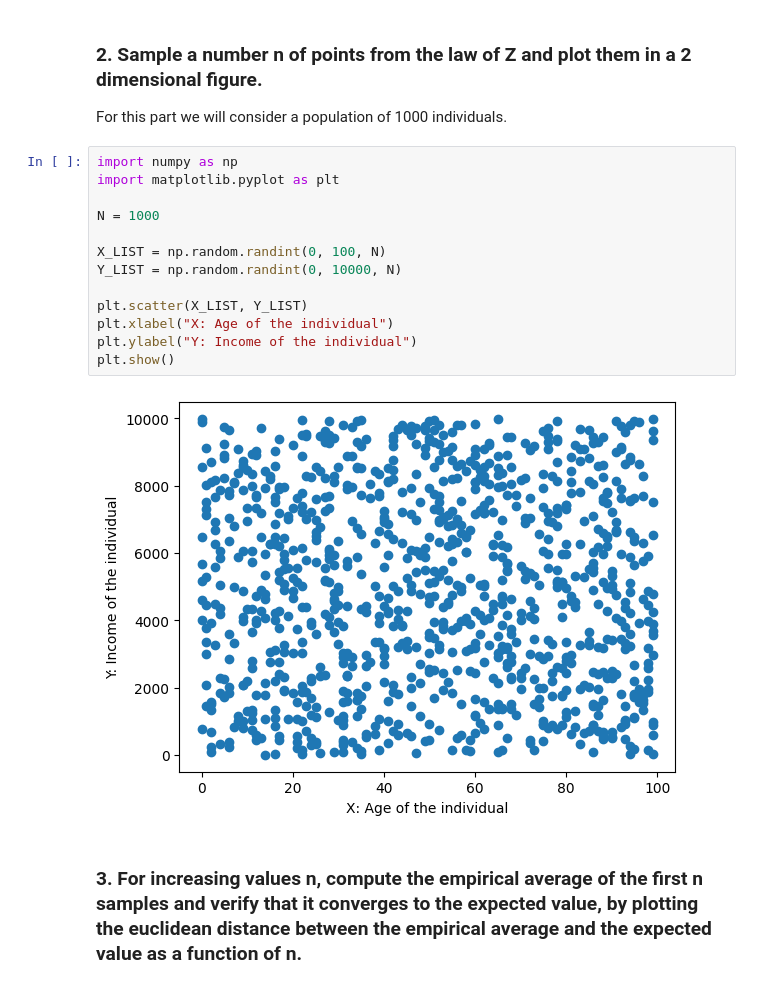
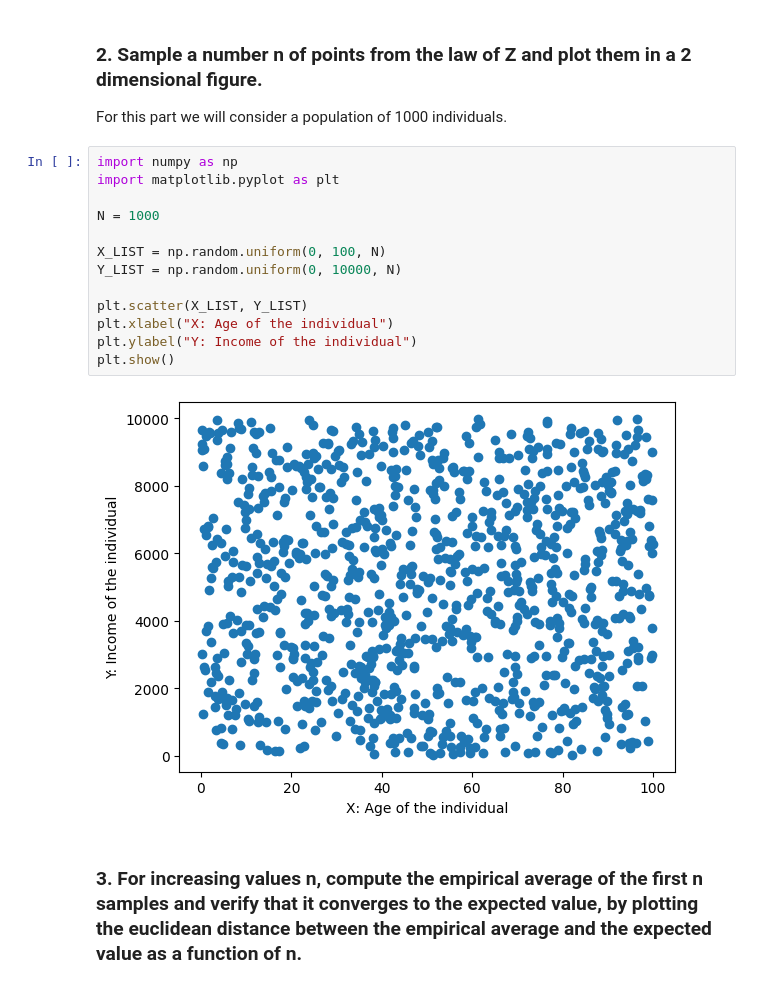
Before and after one commit to nathan-hoche/Epitech-MLU, a Jupyter notebook: exercise_1/exo1.ipynb, the cells around one changed output. Cells and saved outputs as stored; diff of their text form.

```diff
--- a/exercise_1/exo1.ipynb
+++ b/exercise_1/exo1.ipynb
@@ -52,18 +54,18 @@ For this part we will consider a population of 1000 individuals.
 # %%
 import numpy as np
 import matplotlib.pyplot as plt
 
 N = 1000
 
-X_LIST = np.random.randint(0, 100, N)
-Y_LIST = np.random.randint(0, 10000, N)
+X_LIST = np.random.uniform(0, 100, N)
+Y_LIST = np.random.uniform(0, 10000, N)
 
 plt.scatter(X_LIST, Y_LIST)
 plt.xlabel("X: Age of the individual")
 plt.ylabel("Y: Income of the individual")
 plt.show()
 # %% [output]
-[figure, old version]
+[figure, new version]
 # %% [markdown]
 ### 3. For increasing values n, compute the empirical average of the first n samples and verify that it converges to the expected value, by plotting the euclidean distance between the empirical average and the expected value as a function of n.
 # %%
```
Also changed, not shown: parts of 2 cells of this notebook, 4 other files.
